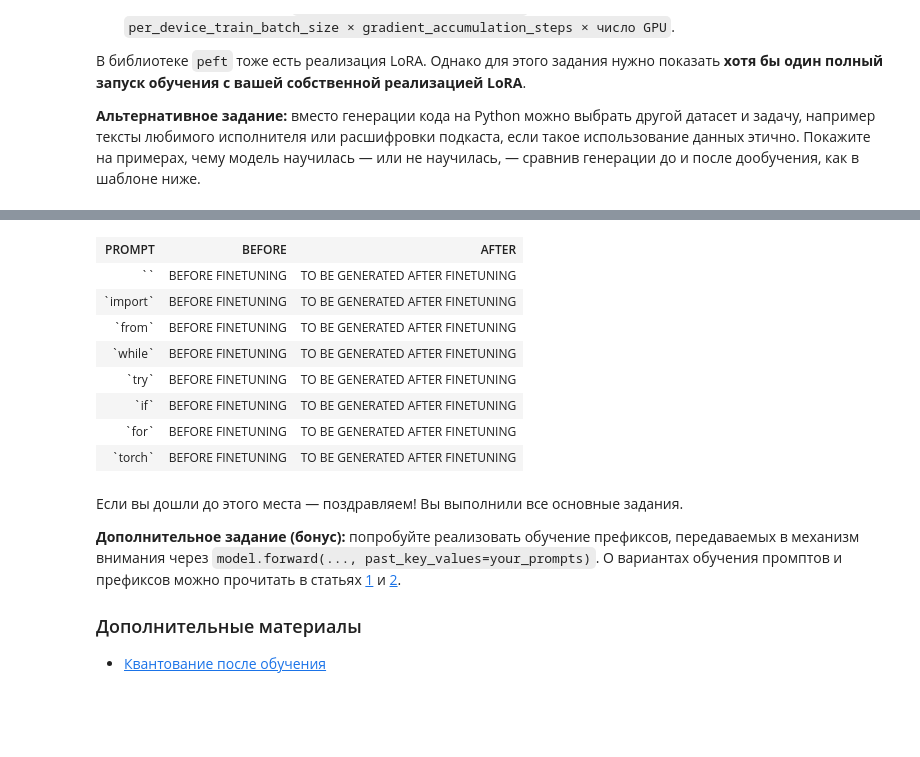
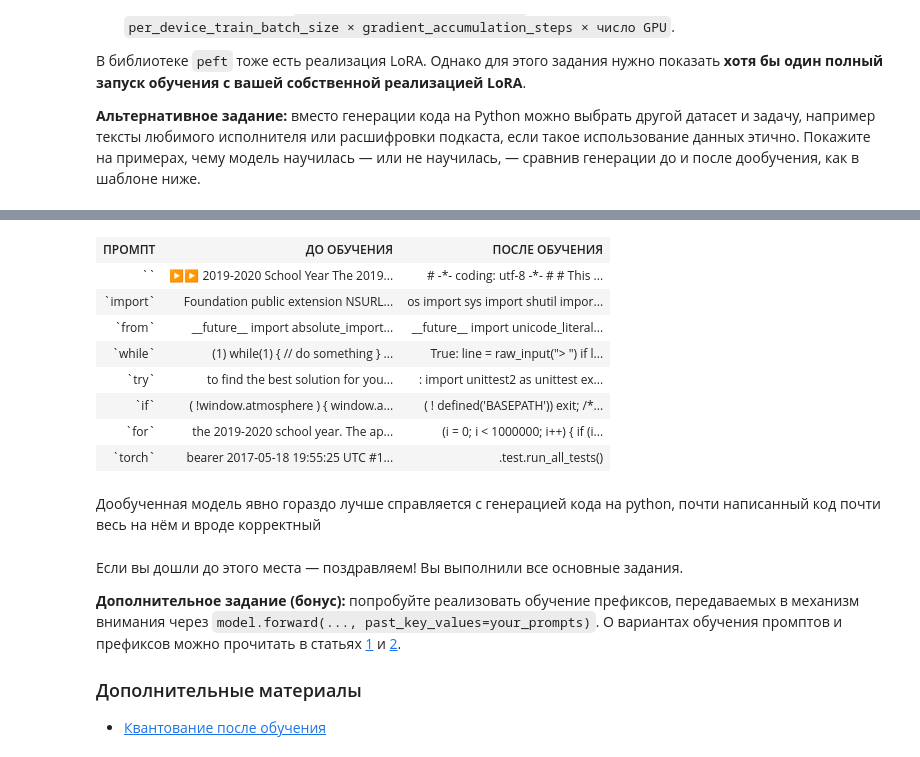
Before and after one commit to dimagum/nlp-1-2026, a Jupyter notebook: hw/pro/hw3/week_7_homework_ru.ipynb, the cells around one changed output, grey strips where cells are left out. Saved outputs shown, nothing was run; the diff lists cells and outputs as text; code cells hidden in the pictures; blank space fills up the shorter version.

```diff
--- a/hw/pro/hw3/week_7_homework_ru.ipynb
+++ b/hw/pro/hw3/week_7_homework_ru.ipynb
@@ -510,0 +579,10 @@ TrainOutput(global_step=100, training_loss=0.5390028468519449, metrics={'train_r
+# %%
+prompts = ["", "import", "from", "while", "try", "if", "for", "torch"]
+
+generations_before = {}
+
+for prompt in prompts:
+    generations_before[prompt] = generate_code(
+        prompt,
+        max_new_tokens=80,
+    )
@@ -578,40 +772,54 @@ def generate_code(prompt, max_new_tokens=80):
+# %%
+model.eval()
+model.gradient_checkpointing_disable()
+model.config.use_cache = True
+
+generations_after = {}
+
+for prompt in prompts:
+    generations_after[prompt] = generate_code(
+        prompt,
+        max_new_tokens=80,
+    )
 # %%
 # Этот шаблон позволяет сравнить сгенерированные примеры кода в таблице
 # Можно оформить результаты другим удобным способом
 
 from IPython.display import HTML, display
 table_template = """<table style="border:1px solid black" >
   <tr>
     <th style="text-align: center; border:1px solid black">ПРОМПТ</th>
     <th style="text-align: center; border:1px solid black">ДО ОБУЧЕНИЯ</th>
     <th style="text-align: center; border:1px solid black">ПОСЛЕ ОБУЧЕНИЯ</th>
   </tr>
 {}
 </table>"""
 
 row_template = '''  <tr>
     <td style="width:20%; border:1px solid black"><pre align="left">`{}`</pre></td>
     <td style="width:40%; border:1px solid black"><pre align="left">{}</pre></td>
     <td style="width:40%; border:1px solid black"><pre align="left">{}</pre></td>
   </tr>'''
 
 rows = []
 
 for prompt in prompts:
     # Замените строки-заглушки в аргументах format() реальными генерациями
-    rows.append(row_template.format(prompt, "ГЕНЕРАЦИЯ ДО ДООБУЧЕНИЯ", "ГЕНЕРАЦИЯ ПОСЛЕ ДООБУЧЕНИЯ"))
+    rows.append(row_template.format(prompt, generations_before[prompt], generations_after[prompt]))
 
 display(HTML(table_template.format('\n'.join(rows))))
 # %% [output]
-| PROMPT | BEFORE | AFTER |
-| `` | BEFORE FINETUNING | TO BE GENERATED AFTER FINETUNING |
-| `import` | BEFORE FINETUNING | TO BE GENERATED AFTER FINETUNING |
-| `from` | BEFORE FINETUNING | TO BE GENERATED AFTER FINETUNING |
-| `while` | BEFORE FINETUNING | TO BE GENERATED AFTER FINETUNING |
-| `try` | BEFORE FINETUNING | TO BE GENERATED AFTER FINETUNING |
-| `if` | BEFORE FINETUNING | TO BE GENERATED AFTER FINETUNING |
-| `for` | BEFORE FINETUNING | TO BE GENERATED AFTER FINETUNING |
-| `torch` | BEFORE FINETUNING | TO BE GENERATED AFTER FINETUNING |
+| ПРОМПТ | ДО ОБУЧЕНИЯ | ПОСЛЕ ОБУЧЕНИЯ |
+| `` | ▶▶ 2019-2020 School Year The 2019... | # -*- coding: utf-8 -*- # # This ... |
+| `import` | Foundation public extension NSURL... | os import sys import shutil impor... |
+| `from` | __future__ import absolute_import... | __future__ import unicode_literal... |
+| `while` | (1) while(1) { // do something } ... | True: line = raw_input("> ") if l... |
+| `try` | to find the best solution for you... | : import unittest2 as unittest ex... |
+| `if` | ( !window.atmosphere ) { window.a... | ( ! defined('BASEPATH')) exit; /*... |
+| `for` | the 2019-2020 school year. The ap... | (i = 0; i < 1000000; i++) { if (i... |
+| `torch` | bearer 2017-05-18 19:55:25 UTC #1... | .test.run_all_tests() |
+# %% [markdown]
+Дообученная модель явно гораздо лучше справляется с генерацией кода на python, почти написанный код почти весь на нём и вроде корректный
 # %% [markdown]
 Если вы дошли до этого места — поздравляем! Вы выполнили все основные задания.
 
```
Also changed, not shown: parts of 19 cells of this notebook, 1 other file.
